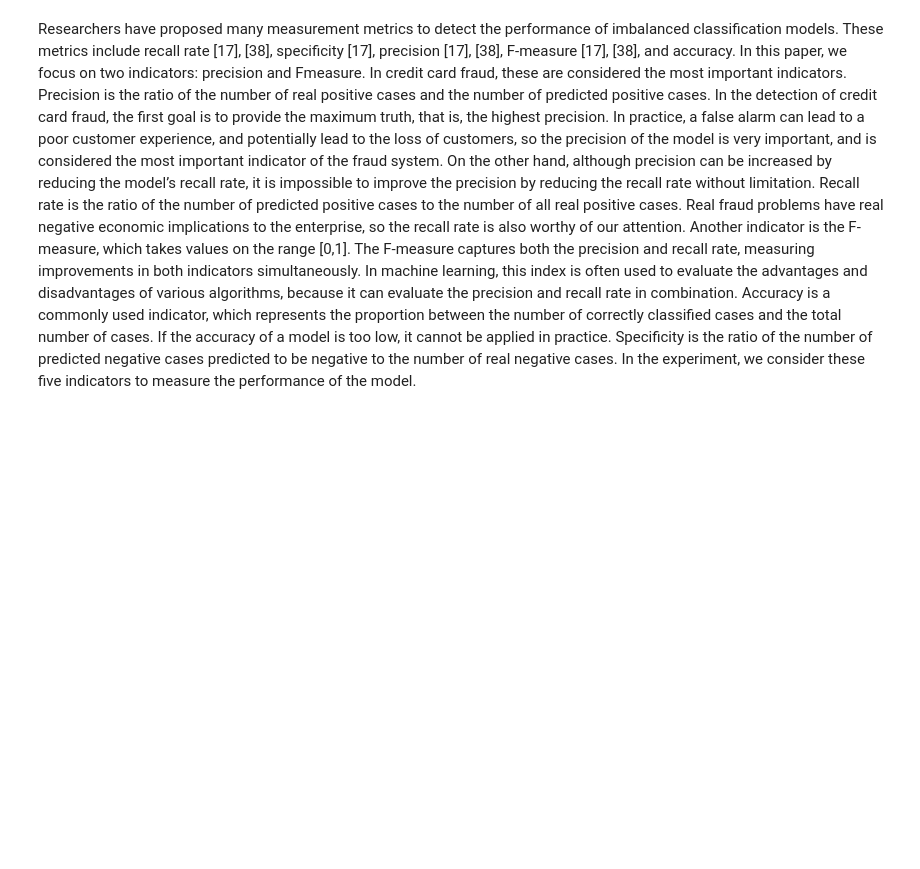
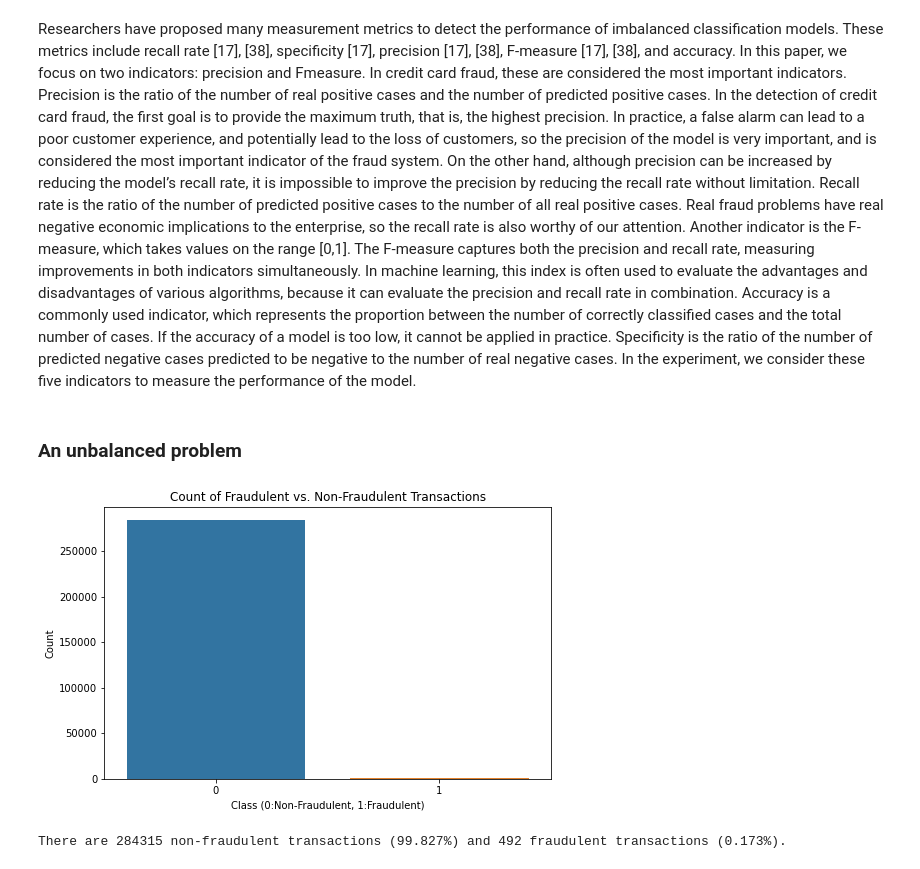
Before and after one commit to LotfiKobrosly/Credit_card_fraud, a Jupyter notebook: Credit_Card_Fraud_Detection.ipynb, the cells around one changed output. Drawn from its saved outputs; the diff is of its cells as text; code cells hidden in the pictures; blank space fills up the shorter version.

```diff
--- a/Credit_Card_Fraud_Detection.ipynb
+++ b/Credit_Card_Fraud_Detection.ipynb
@@ -65,0 +65,3 @@ data = pd.read_csv('creditcard.csv').drop(columns=['Time'])
+# %%
+df = pd.read_csv('creditcard.csv')
+print('The data frame has {} rows and {} columns.'.format(df.shape[0], df.shape[1]))
@@ -98,3 +102,5 @@ the ratio of the number of predicted negative cases predicted
 to be negative to the number of real negative cases. In the
 experiment, we consider these five indicators to measure the
 performance of the model.
+# %% [markdown]
+### An unbalanced problem
@@ -100,0 +110,14 @@ performance of the model.
+# %%
+counts = df.Class.value_counts()
+plt.figure(figsize=(8,5))
+sns.barplot(counts.index, counts)
+plt.title('Count of Fraudulent vs. Non-Fraudulent Transactions')
+plt.ylabel('Count')
+plt.xlabel('Class (0:Non-Fraudulent, 1:Fraudulent)')
+plt.show()
+# %% [output]
+[figure, added]
+# %%
+print('There are {} non-fraudulent transactions ({:.3f}%) and {} fraudulent transactions ({:.3f}%).'.format(counts[0], counts[0] * 100 / df.shape[0], counts[1], counts[1] * 100 / df.shape[0]))
+# %% [output]
+There are 284315 non-fraudulent transactions (99.827%) and 492 fraudulent transactions (0.173%).
```
Also changed, not shown: parts of 4 cells of this notebook.
